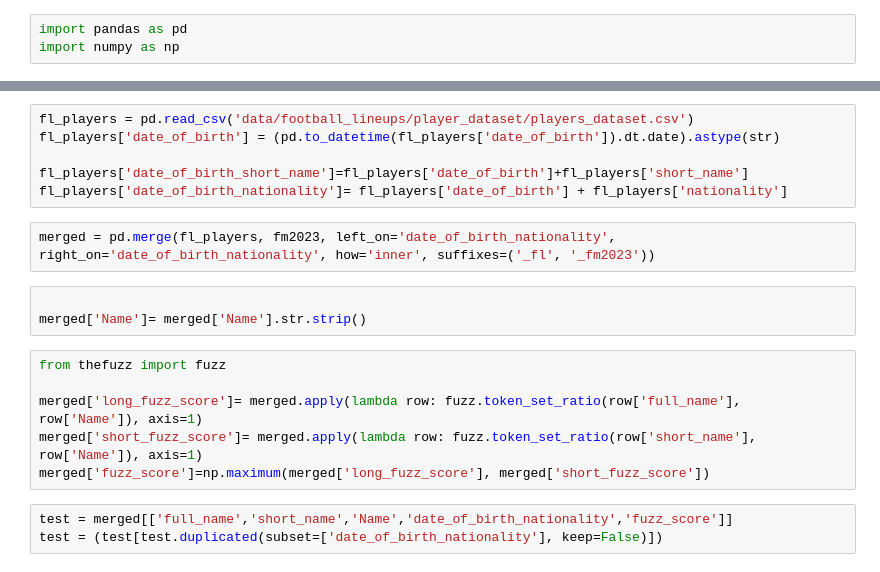
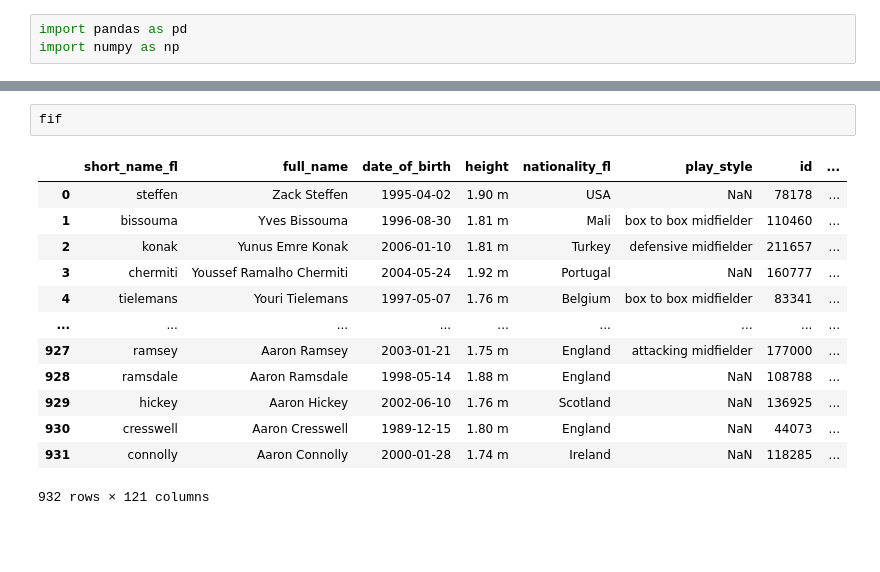
Before and after one commit to dave-mannion/football, a Jupyter notebook: eda.ipynb, the cells around one changed output, grey strips where cells are left out. Cells and saved outputs as stored; diff of their text form; blank space fills up the shorter version.

```diff
--- a/eda.ipynb
+++ b/eda.ipynb
@@ -360,20 +6,16 @@ fm2023['date_of_birth_nationality']= fm2023['date_of_birth'] + fm2023['nationali
-# %%
-fl_players = pd.read_csv('data/football_lineups/player_dataset/players_dataset.csv')
-fl_players['date_of_birth'] = (pd.to_datetime(fl_players['date_of_birth']).dt.date).astype(str)
-
-fl_players['date_of_birth_short_name']=fl_players['date_of_birth']+fl_players['short_name']
-fl_players['date_of_birth_nationality']= fl_players['date_of_birth'] + fl_players['nationality']
-# %%
-merged = pd.merge(fl_players, fm2023, left_on='date_of_birth_nationality', right_on='date_of_birth_nationality', how='inner', suffixes=('_fl', '_fm2023'))
-# %%
-
-merged['Name']= merged['Name'].str.strip()
-# %%
-from thefuzz import fuzz
-
-merged['long_fuzz_score']= merged.apply(lambda row: fuzz.token_set_ratio(row['full_name'], row['Name']), axis=1)
-merged['short_fuzz_score']= merged.apply(lambda row: fuzz.token_set_ratio(row['short_name'], row['Name']), axis=1)
-merged['fuzz_score']=np.maximum(merged['long_fuzz_score'], merged['short_fuzz_score'])
-# %%
-test = merged[['full_name','short_name','Name','date_of_birth_nationality','fuzz_score']]
-test = (test[test.duplicated(subset=['date_of_birth_nationality'], keep=False)])
+# %%
+fif
+# %% [output]
+|  | short_name_fl | full_name | date_of_birth | height | nationality_fl | play_style | id | ... |
+| 0 | steffen | Zack Steffen | 1995-04-02 | 1.90 m | USA | NaN | 78178 | ... |
+| 1 | bissouma | Yves Bissouma | 1996-08-30 | 1.81 m | Mali | box to box midfielder | 110460 | ... |
+| 2 | konak | Yunus Emre Konak | 2006-01-10 | 1.81 m | Turkey | defensive midfielder | 211657 | ... |
+| 3 | chermiti | Youssef Ramalho Chermiti | 2004-05-24 | 1.92 m | Portugal | NaN | 160777 | ... |
+| 4 | tielemans | Youri Tielemans | 1997-05-07 | 1.76 m | Belgium | box to box midfielder | 83341 | ... |
+| ... | ... | ... | ... | ... | ... | ... | ... | ... |
+| 927 | ramsey | Aaron Ramsey | 2003-01-21 | 1.75 m | England | attacking midfielder | 177000 | ... |
+| 928 | ramsdale | Aaron Ramsdale | 1998-05-14 | 1.88 m | England | NaN | 108788 | ... |
+| 929 | hickey | Aaron Hickey | 2002-06-10 | 1.76 m | Scotland | NaN | 136925 | ... |
+| 930 | cresswell | Aaron Cresswell | 1989-12-15 | 1.80 m | England | NaN | 44073 | ... |
+| 931 | connolly | Aaron Connolly | 2000-01-28 | 1.74 m | Ireland | NaN | 118285 | ... |
+932 rows × 121 columns
```
Also changed, not shown: parts of 18 cells of this notebook.
